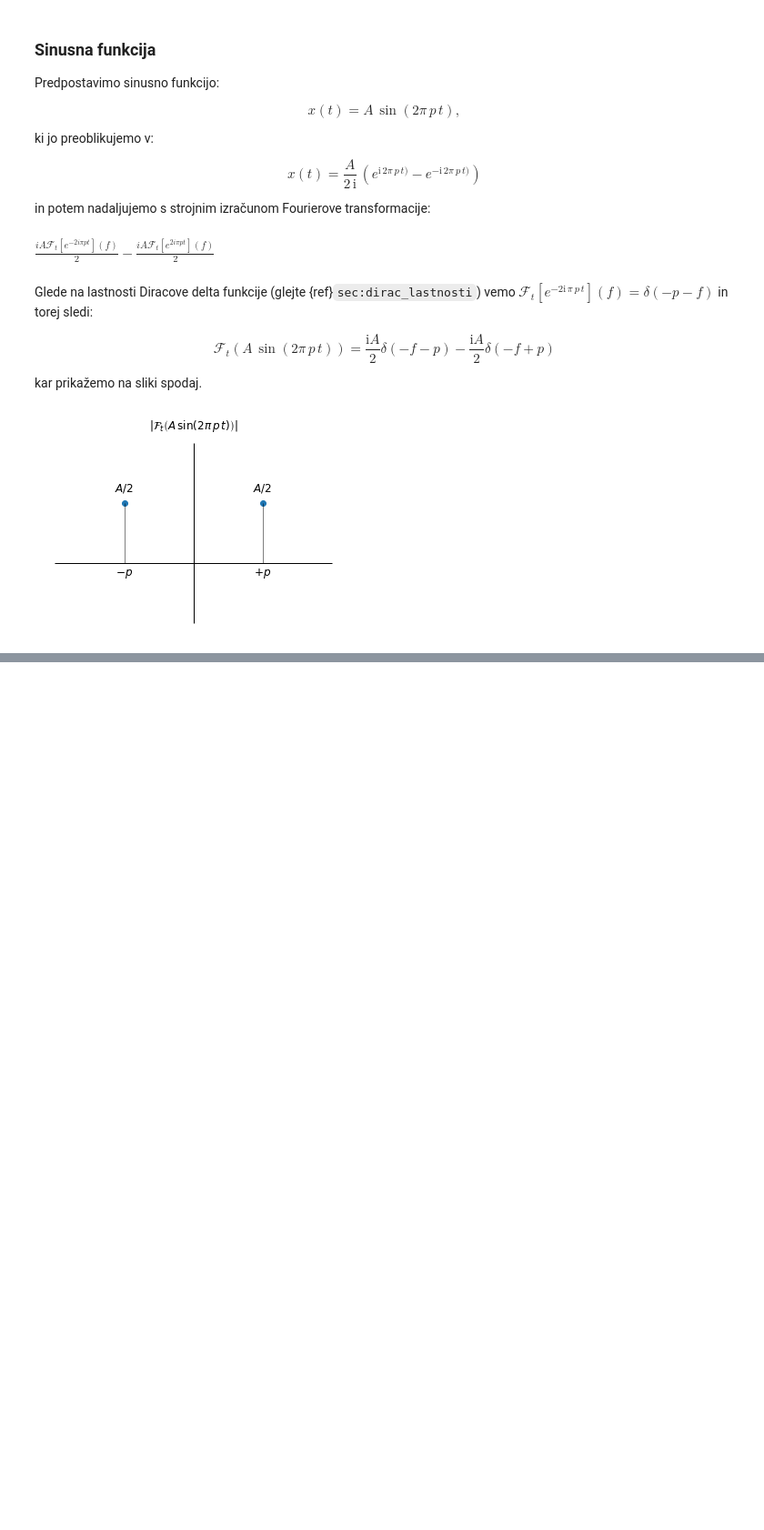
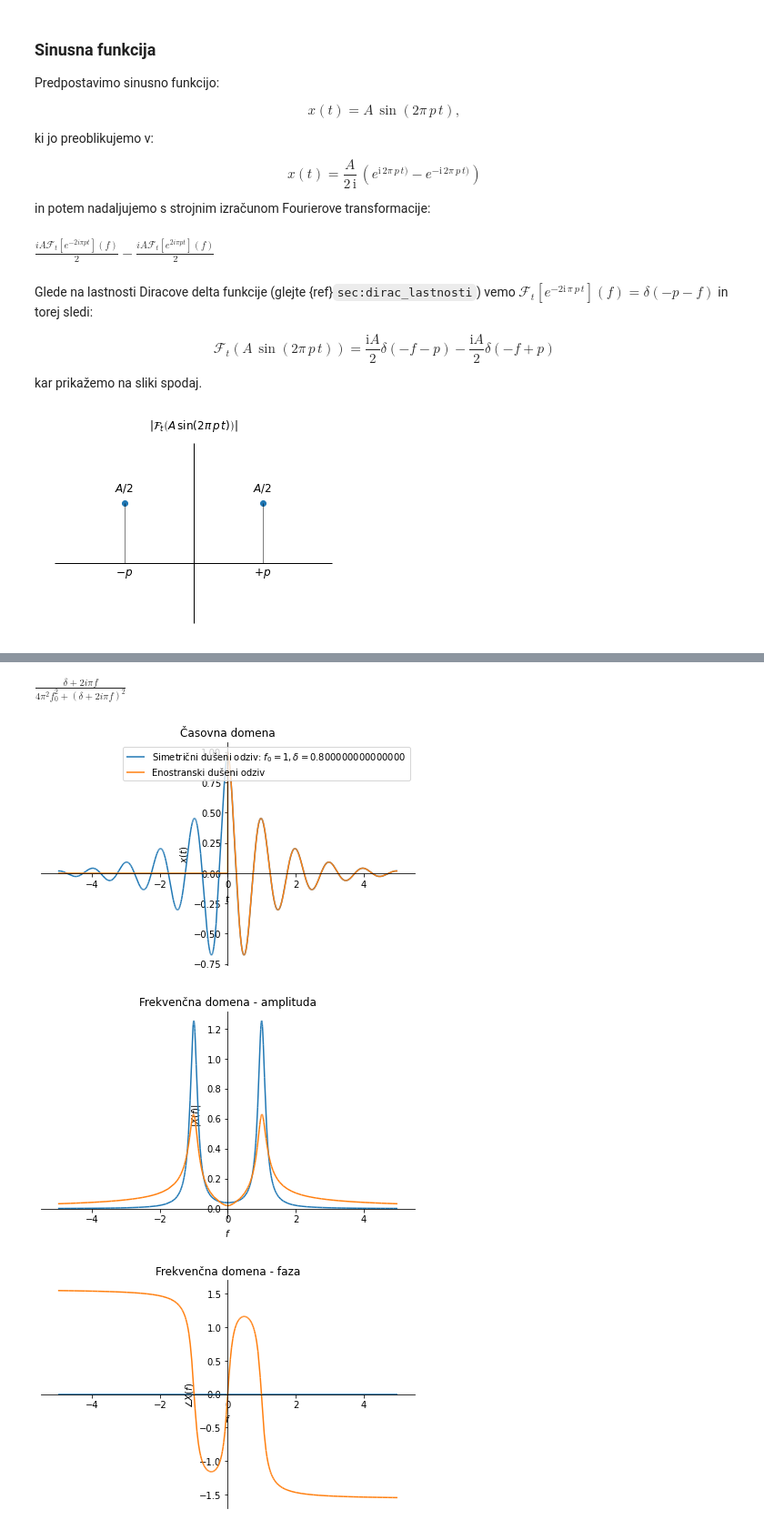
Before and after one commit to jankoslavic/procesiranje_signalov, a Jupyter notebook: _sources/notebooks/03 - Fourierova integralska transformacija in zvezni linearni sistemi.ipynb, the cells around one changed output, grey strips where cells are left out. Shown: that part at 91% size. Saved outputs shown, nothing was run; the diff lists cells and outputs as text; code cells hidden in the pictures; blank space fills up the shorter version.

```diff
--- a/_sources/notebooks/03 - Fourierova integralska transformacija in zvezni linearni sistemi.ipynb
+++ b/_sources/notebooks/03 - Fourierova integralska transformacija in zvezni linearni sistemi.ipynb
@@ -256,0 +327,54 @@ $\displaystyle \begin{cases} - \frac{A}{4 \pi p \left(- \frac{f}{p} + 1\right)}
+# %%
+import sympy as sym
+t, f = sym.symbols('t, f', real=True)
+δ = sym.symbols('\delta', real=True, positive=True)
+f_0 = sym.symbols('f_0', real=True, positive=True)
+i = sym.I
+π = sym.pi
+
+podatki = {δ: 0.1, f_0: 1}
+x_1 = sym.exp(-δ*sym.Abs(t))*sym.cos(2*π*f_0*t)
+x_2 = sym.Heaviside(t)*sym.exp(-δ*t)*sym.cos(2*π*f_0*t)
+X_1 = sym.fourier_transform(x_1, t, f)
+X_2 = sym.fourier_transform(x_2, t, f)
+X_2
+# %% [output]
+$\displaystyle \frac{\delta + 2 i \pi f}{4 \pi^{2} f_{0}^{2} + \left(\delta + 2 i \pi f\right)^{2}}$
+# %%
+import sympy as sym
+t, f = sym.symbols('t, f', real=True)
+δ, f_0 = sym.symbols('\delta, f_0', real=True, positive=True)
+i = sym.I
+π = sym.pi
+
+podatki = {δ: 0.1, f_0: 1}
+x_1 = sym.exp(-δ*sym.Abs(t))*sym.cos(2*π*f_0*t)
+x_2 = sym.Heaviside(t)*sym.exp(-δ*t)*sym.cos(2*π*f_0*t)
+X_1 = sym.fourier_transform(x_1, t, f)
+X_2 = sym.fourier_transform(x_2, t, f)
+
+podatki = {f_0: 1, δ:0.8}
+
+p1 = sym.plot(x_1.subs(podatki), (t, -5, +5), line_color='C0',
+              label=f'Simetrični dušeni odziv: $f_0={f_0.subs(podatki)}, \delta={δ.subs(podatki)}$', show=False,
+              title='Časovna domena', ylabel='$x(t)$', xlabel='$t$')
+p2 = sym.plot(x_2.subs(podatki), (t, -5, +5), line_color='C1', label='Enostranski dušeni odziv',show=False)
+p1.extend(p2)
+p1.legend = True
+p1.show()
+
+p1 = sym.plot(sym.Abs(X_1).subs(podatki), (f, -5, +5), line_color='C0', show=False,
+              title='Frekvenčna domena - amplituda', ylabel='$|X(f)|$', xlabel='$f$')
+p2 = sym.plot(sym.Abs(X_2).subs(podatki), (f, -5, +5), line_color='C1', show=False)
+p1.extend(p2)
+p1.show()
+
+p1 = sym.plot(sym.arg(X_1).subs(podatki), (f, -5, +5), line_color='C0', show=False,
+              title='Frekvenčna domena - faza', ylabel='$\\angle X(f)$', xlabel='$f$')
+p2 = sym.plot(sym.arg(X_2).subs(podatki), (f, -5, +5), line_color='C1', show=False)
+p1.extend(p2)
+p1.show()
+# %% [output]
+[figure, added]
+[figure, added]
+[figure, added]
```
Also changed, not shown: parts of 4 cells of this notebook, 13 other files.
